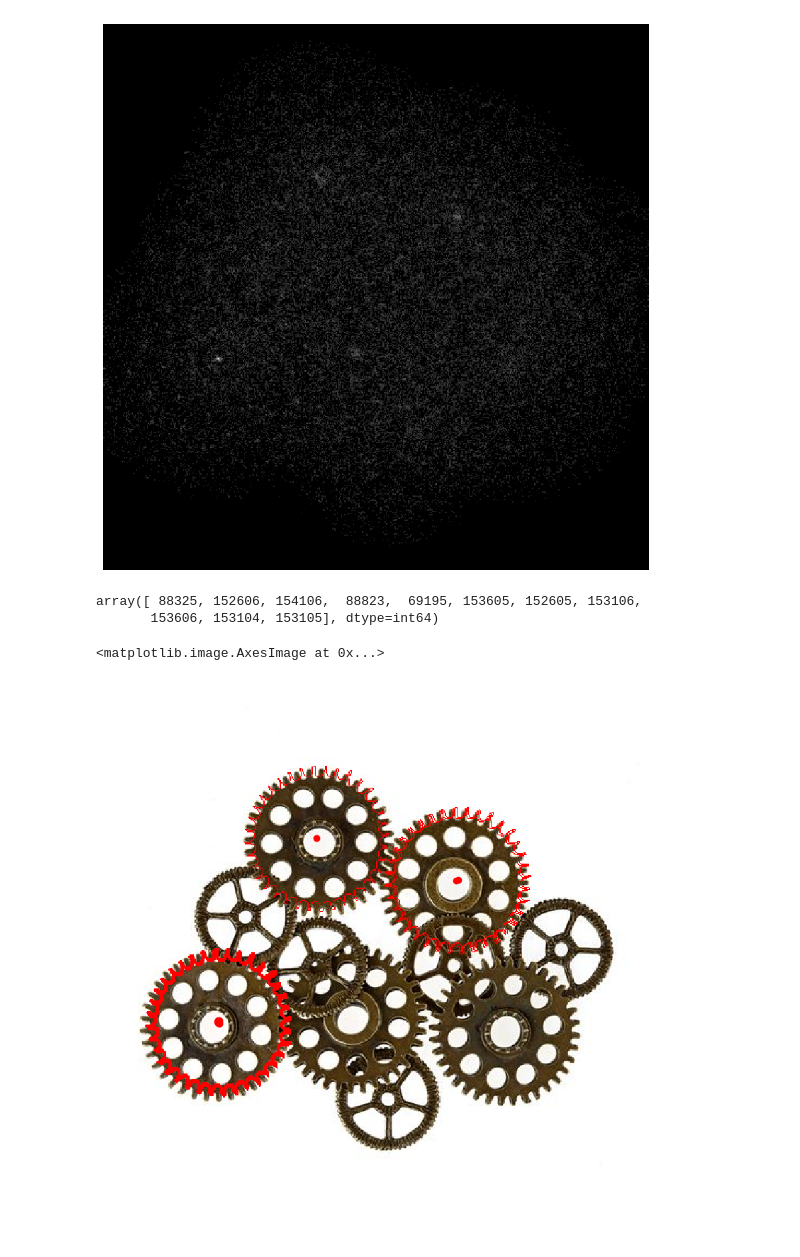
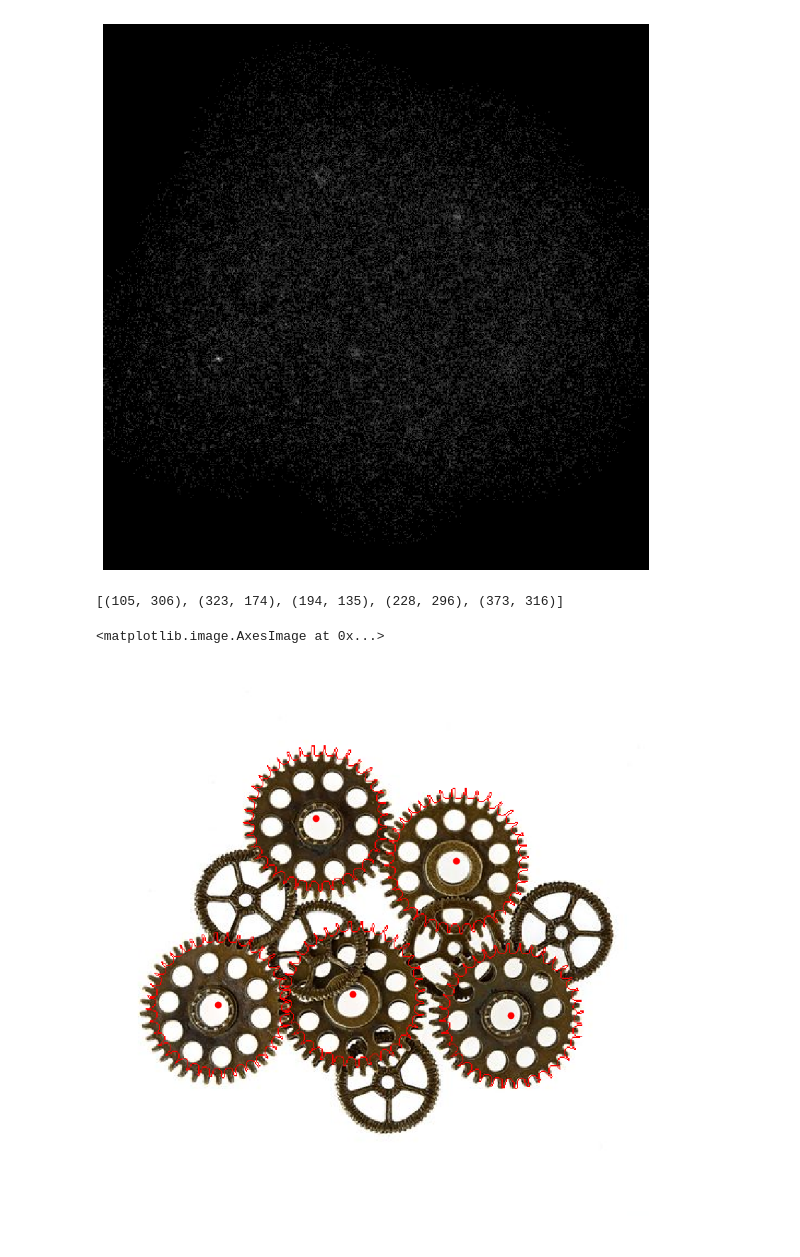
Before and after one commit to ForNeus57/zaw, a Jupyter notebook: 9/main.ipynb, the cells around one changed output. Saved outputs shown, nothing was run; the diff lists cells and outputs as text; code cells hidden in the pictures.

```diff
--- a/9/main.ipynb
+++ b/9/main.ipynb
@@ -123,7 +120,0 @@ m_x, m_y = np.where(hough_space[:, :, 0] == hough_space[:, :, 0].max())
-# %%
-top_5 = np.argsort(hough_space[:, :, 0].reshape(-1))[-11:]
-
-top_5
-# %% [output]
-array([ 88325, 152606, 154106,  88823,  69195, 153605, 152605, 153106,
-       153606, 153104, 153105], dtype=int64)
@@ -132,13 +121,33 @@ top_5_x, top_5_y = np.unravel_index(top_5, hough_space[:, :, 0].shape)
+# %%
+hough_space[:, :, 0] = cv2.GaussianBlur(hough_space[:, :, 0], (13, 13), 0)
+# %%
+top_5 = []
+
+border: int = 75
+
+hough_space_x, hough_space_y = hough_space[:, :, 0].shape
+
+for _ in range(5):
+    hough_max_x, hough_max_y = np.where(hough_space[:, :, 0] == hough_space[:, :, 0].max())
+    hough_max_x, hough_max_y = hough_max_x[0], hough_max_y[0]
+    top_5.append((hough_max_y, hough_max_x))
+    hough_space[max(0, hough_max_x - border): min(hough_space_x, hough_max_x + border),
+                max(0, hough_max_y - border): min(hough_space_y, hough_max_y + border),
+                0] = 0
+# %%
+top_5
+# %% [output]
+[(105, 306), (323, 174), (194, 135), (228, 296), (373, 316)]
 # %%
 contours_img = cv2.imread("trybiki2.jpg")
 
-for x, y in zip(top_5_y, top_5_x):
+for x, y in top_5:
     plt.plot(x, y, 'ro')
     contours_img = cv2.drawContours(contours_img, contour_list[max_index] + np.array((x, y)) - c, -1, (0, 0, 255), 1)
 
 contours_img = cv2.cvtColor(contours_img, cv2.COLOR_BGR2RGB)
 plt.axis('off')
 plt.imshow(contours_img)
 # %% [output]
 <matplotlib.image.AxesImage at 0x...>
-[figure, old version]
+[figure, new version]
```
Also changed, not shown: parts of 2 cells of this notebook.
